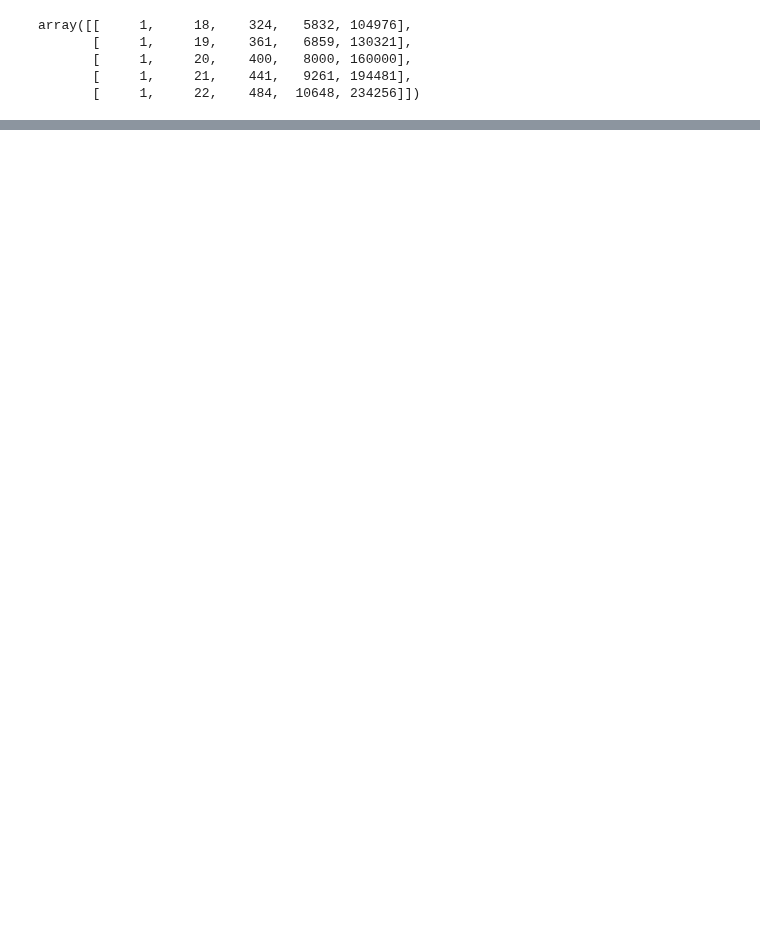
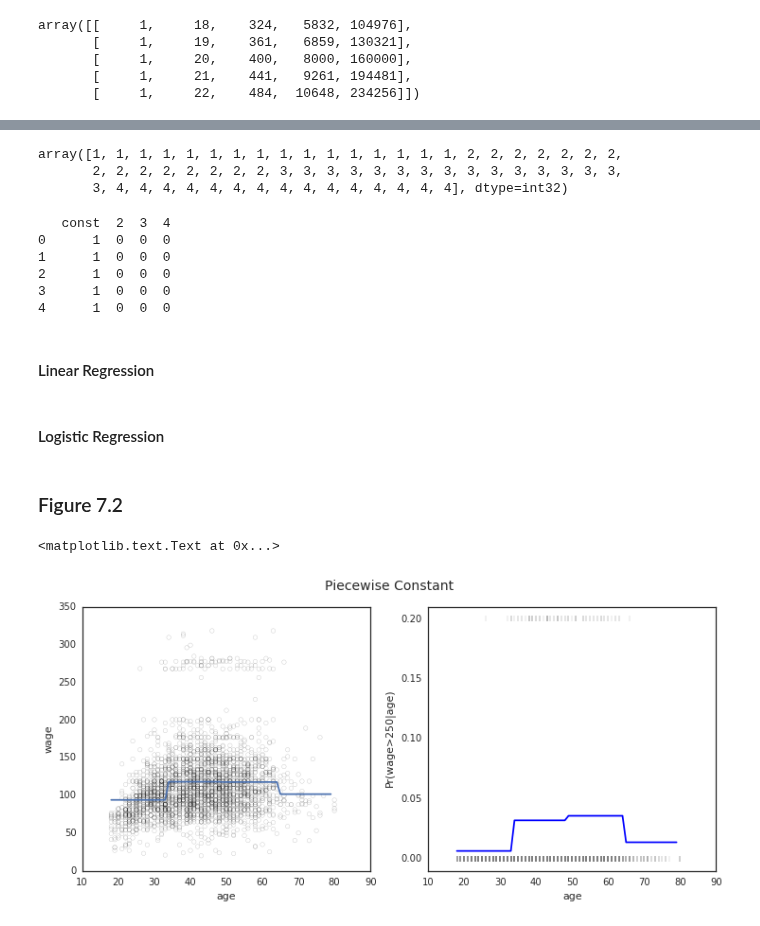
Before and after one commit to JWarmenhoven/ISLR-python, a Jupyter notebook: Chapter 7.ipynb, the cells around one changed output, grey strips where cells are left out. Saved outputs shown, nothing was run; the diff lists cells and outputs as text; code cells hidden in the pictures; blank space fills up the shorter version.

Commit message:
Update Chapter 7 - Step functions

```diff
--- a/Chapter 7.ipynb
+++ b/Chapter 7.ipynb
@@ -158,0 +210,57 @@ ax2.set_ylabel('Pr(wage>250|age)')
+# %%
+# Put the test data in the same bins as the training data.
+bin_mapping = np.digitize(age_grid.ravel(), bins)
+bin_mapping
+# %% [output]
+array([1, 1, 1, 1, 1, 1, 1, 1, 1, 1, 1, 1, 1, 1, 1, 1, 2, 2, 2, 2, 2, 2, 2,
+       2, 2, 2, 2, 2, 2, 2, 2, 3, 3, 3, 3, 3, 3, 3, 3, 3, 3, 3, 3, 3, 3, 3,
+       3, 4, 4, 4, 4, 4, 4, 4, 4, 4, 4, 4, 4, 4, 4, 4], dtype=int32)
+# %%
+# Get dummies, drop first dummy category, add constant
+X_test2 = sm.add_constant(pd.get_dummies(bin_mapping).drop(1, axis=1))
+X_test2.head()
+# %% [output]
+   const  2  3  4
+0      1  0  0  0
+1      1  0  0  0
+2      1  0  0  0
+3      1  0  0  0
+4      1  0  0  0
+# %% [markdown]
+#### Linear Regression
+# %%
+pred2 = fit3.predict(X_test2)
+# %% [markdown]
+#### Logistic Regression
+# %%
+clf2 = sm.GLM(y, df_steps_dummies.drop(['(17.938, 33.5]'], axis=1), family=sm.families.Binomial(sm.families.links.logit))
+res2 = clf2.fit()
+pred3 = res2.predict(X_test2)
+# %% [markdown]
+### Figure 7.2
+# %%
+# creating plots
+fig, (ax1, ax2) = plt.subplots(1,2, figsize=(12,5))
+fig.suptitle('Piecewise Constant', fontsize=14)
+
+# Scatter plot with polynomial regression line
+ax1.scatter(df.age, df.wage, facecolor='None', edgecolor='k', alpha=0.3)
+ax1.plot(age_grid, pred2, c='b')
+
+ax1.set_xlabel('age')
+ax1.set_ylabel('wage')
+ax1.set_ylim(ymin=0)
+
+# Logistic regression showing Pr(wage>250) for the age range.
+ax2.plot(np.arange(df.age.min(), df.age.max()).reshape(-1,1), pred3, color='b')
+
+# Rug plot showing the distribution of wage>250 in the training data.
+# 'True' on the top, 'False' on the bottom.
+ax2.scatter(df.age, y/5, s=30, c='grey', marker='|', alpha=0.7)
+
+ax2.set_ylim(-0.01,0.21)
+ax2.set_xlabel('age')
+ax2.set_ylabel('Pr(wage>250|age)')
+# %% [output]
+<matplotlib.text.Text at 0x...>
+[figure, added]
```
Also changed, not shown: parts of 16 cells of this notebook.
